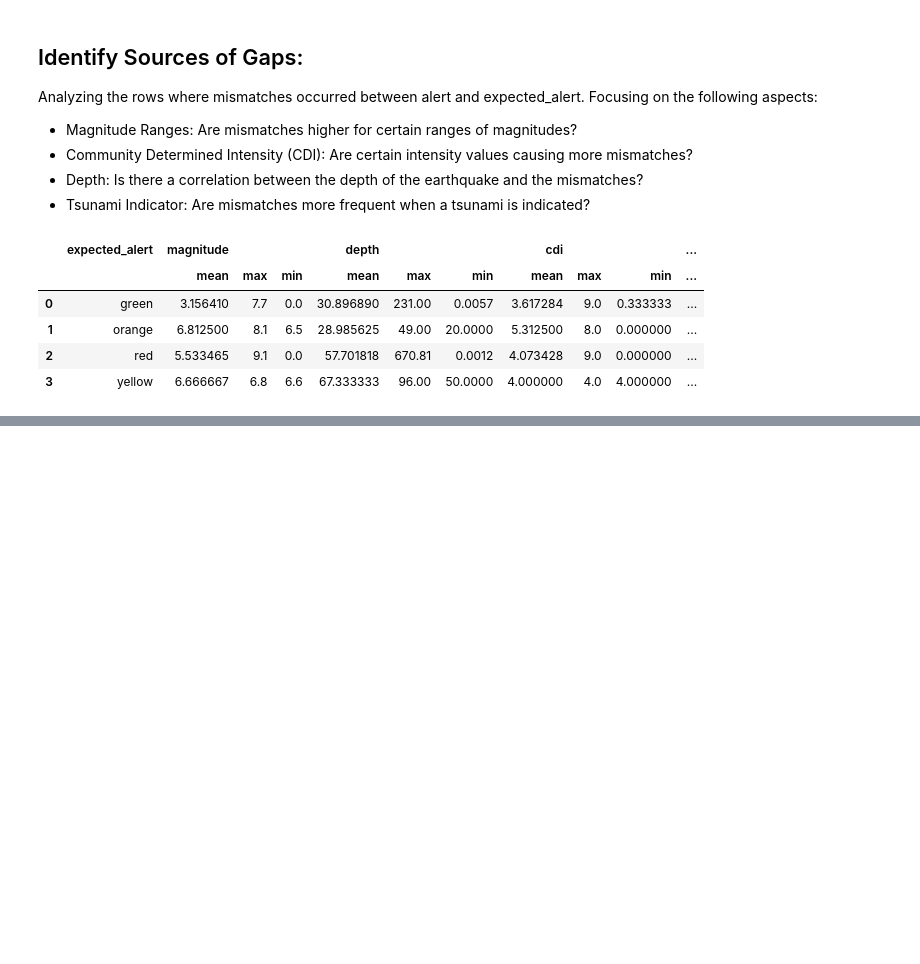
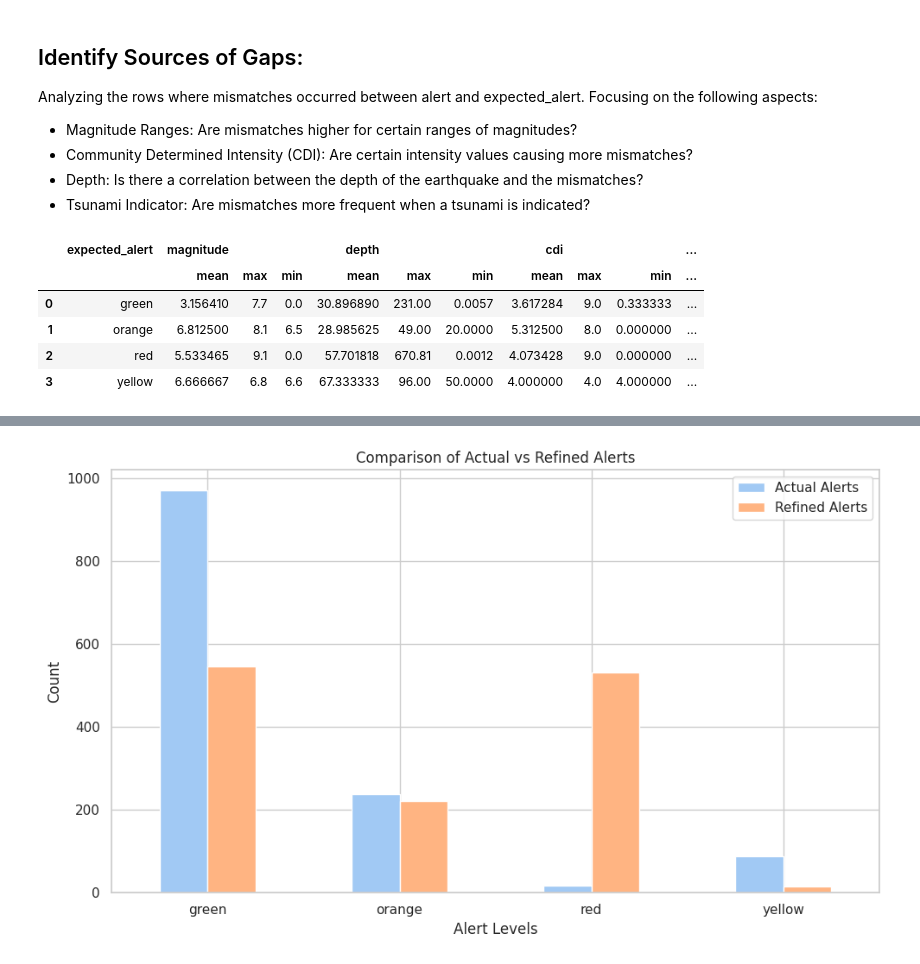
Before and after one commit to shivi13102/Earthquake_analysis, a Jupyter notebook: Alert_System_Evaluation.ipynb, the cells around one changed output, grey strips where cells are left out. Cells and saved outputs as stored; diff of their text form; code cells hidden in the pictures; blank space fills up the shorter version.

Commit message:
Updated alert system

```diff
--- a/Alert_System_Evaluation.ipynb
+++ b/Alert_System_Evaluation.ipynb
@@ -12,7 +12,7 @@ from sklearn.metrics import classification_report, confusion_matrix
 import geopandas as gpd
 import plotly.express as px
 # %%
-df = pd.read_csv("/content/Final_data.csv")
+df = pd.read_csv("Final_data.csv")
 display(df)
 # %% [output]
 |  | title | magnitude | date_time | cdi | mmi | alert | tsunami | sig | net | nst | ... | ... |
@@ -303,0 +273,12 @@ display(mismatch_analysis)
+# %%
+# Apply refined alert logic
+df['refined_alert'] = df.apply(refined_alert, axis=1)
+# %%
+# Gap Analysis: Compare actual and refined alerts
+def compute_gap(row):
+    if row['alert'] != row['refined_alert']:
+        return 1  # Mismatch
+    else:
+        return 0  # Match
+
+df['gap'] = df.apply(compute_gap, axis=1)
@@ -303,0 +318,24 @@ display(mismatch_analysis)
+# %%
+# Visualization: Actual vs Refined Alerts
+def plot_alert_distributions(df):
+    actual_counts = df['alert'].value_counts()
+    refined_counts = df['refined_alert'].value_counts()
+
+    # DataFrame for comparison
+    comparison_df = pd.DataFrame({
+        'Actual Alerts': actual_counts,
+        'Refined Alerts': refined_counts
+    }).fillna(0)
+
+    comparison_df.plot(kind='bar', figsize=(10, 6))
+    plt.title('Comparison of Actual vs Refined Alerts')
+    plt.xlabel('Alert Levels')
+    plt.ylabel('Count')
+    plt.xticks(rotation=0)
+    plt.legend(loc="upper right")
+    plt.tight_layout()
+    plt.show()
+
+plot_alert_distributions(df)
+# %% [output]
+[figure, added]
```
Also changed, not shown: parts of 7 cells of this notebook.
